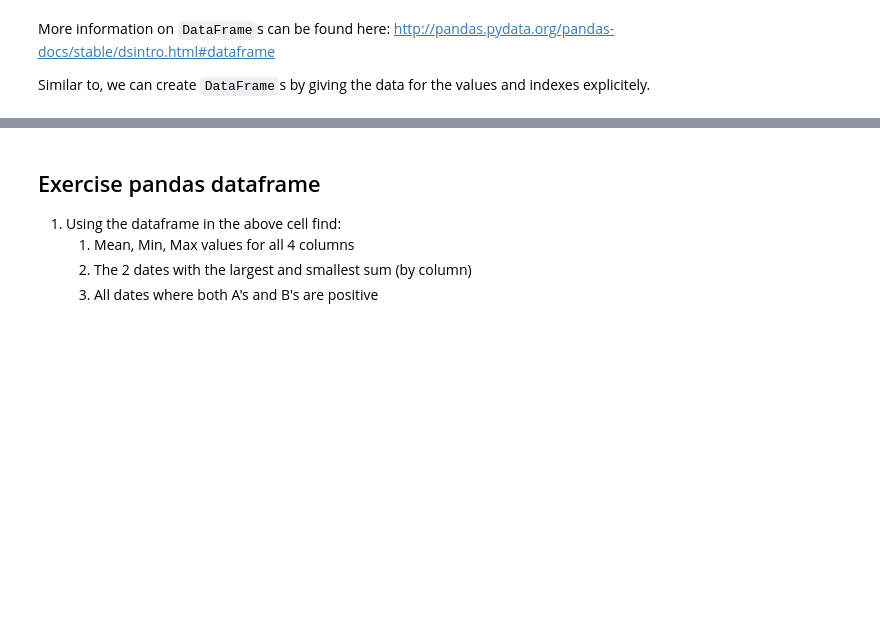
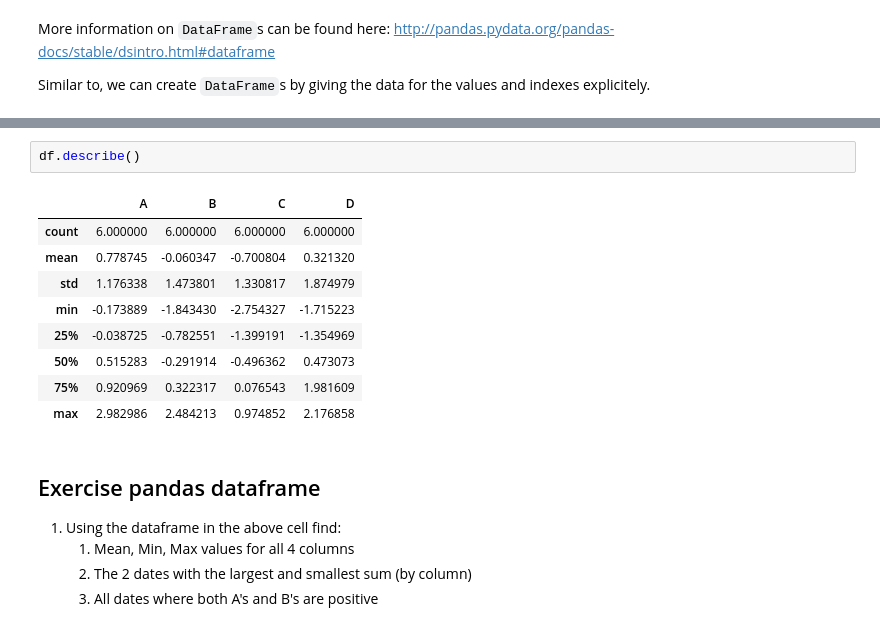
Before and after one commit to Hartmannsolution/docker_notebooks, a Jupyter notebook: notebooks/05-2 pandas.ipynb, the cells around one changed output, grey strips where cells are left out. Cells and saved outputs as stored; diff of their text form; blank space fills up the shorter version.

```diff
--- a/notebooks/05-2 pandas.ipynb
+++ b/notebooks/05-2 pandas.ipynb
@@ -477,3 +477,15 @@ DatetimeIndex(['2020-06-02', '2020-06-03', '2020-06-04', '2020-06-05',
+# %%
+df.describe()
+# %% [output]
+|  | A | B | C | D |
+| count | 6.000000 | 6.000000 | 6.000000 | 6.000000 |
+| mean | 0.778745 | -0.060347 | -0.700804 | 0.321320 |
+| std | 1.176338 | 1.473801 | 1.330817 | 1.874979 |
+| min | -0.173889 | -1.843430 | -2.754327 | -1.715223 |
+| 25% | -0.038725 | -0.782551 | -1.399191 | -1.354969 |
+| 50% | 0.515283 | -0.291914 | -0.496362 | 0.473073 |
+| 75% | 0.920969 | 0.322317 | 0.076543 | 1.981609 |
+| max | 2.982986 | 2.484213 | 0.974852 | 2.176858 |
 # %% [markdown]
 ## Exercise pandas dataframe
 1. Using the dataframe in the above cell find:
```
Also changed, not shown: parts of 12 cells of this notebook, 37 other files.
